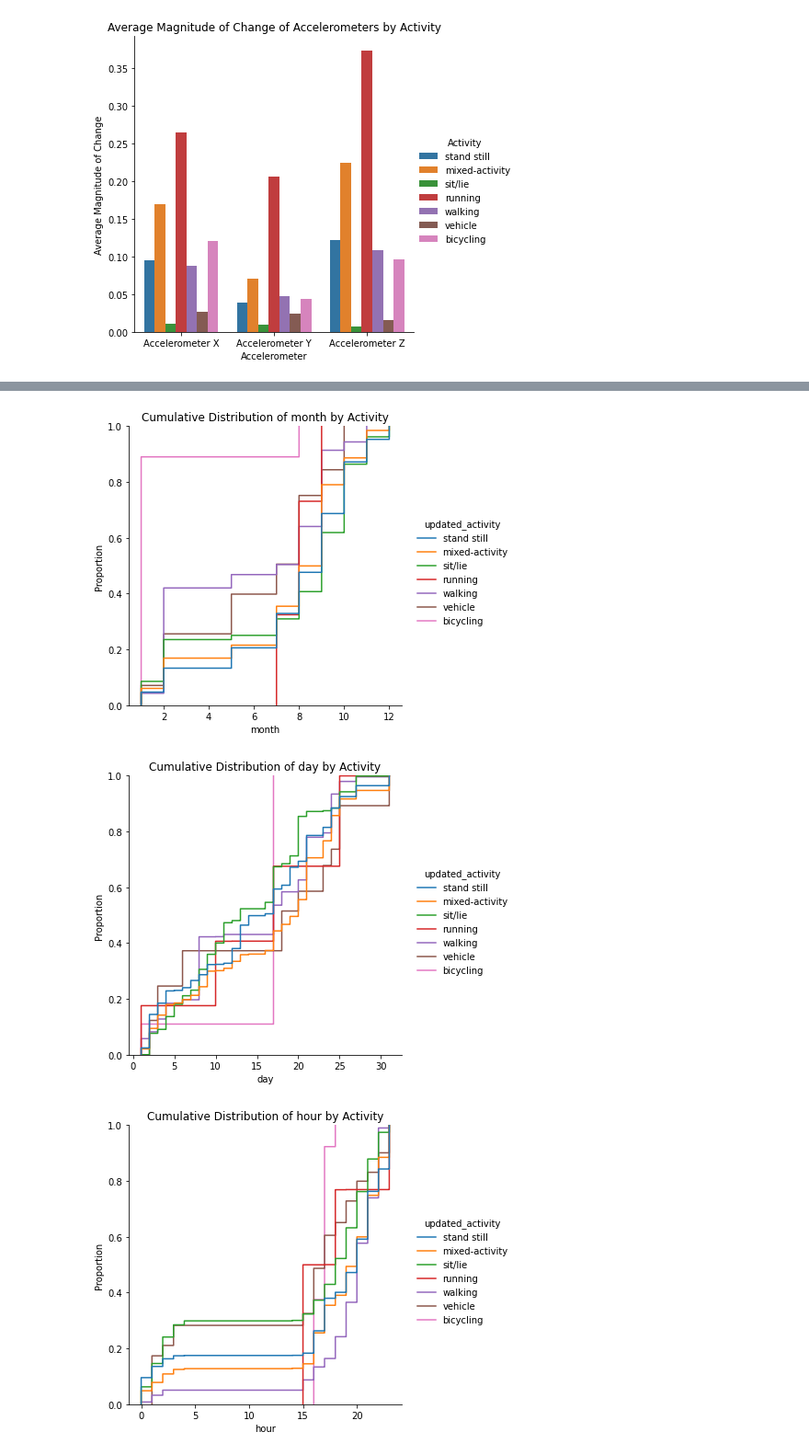
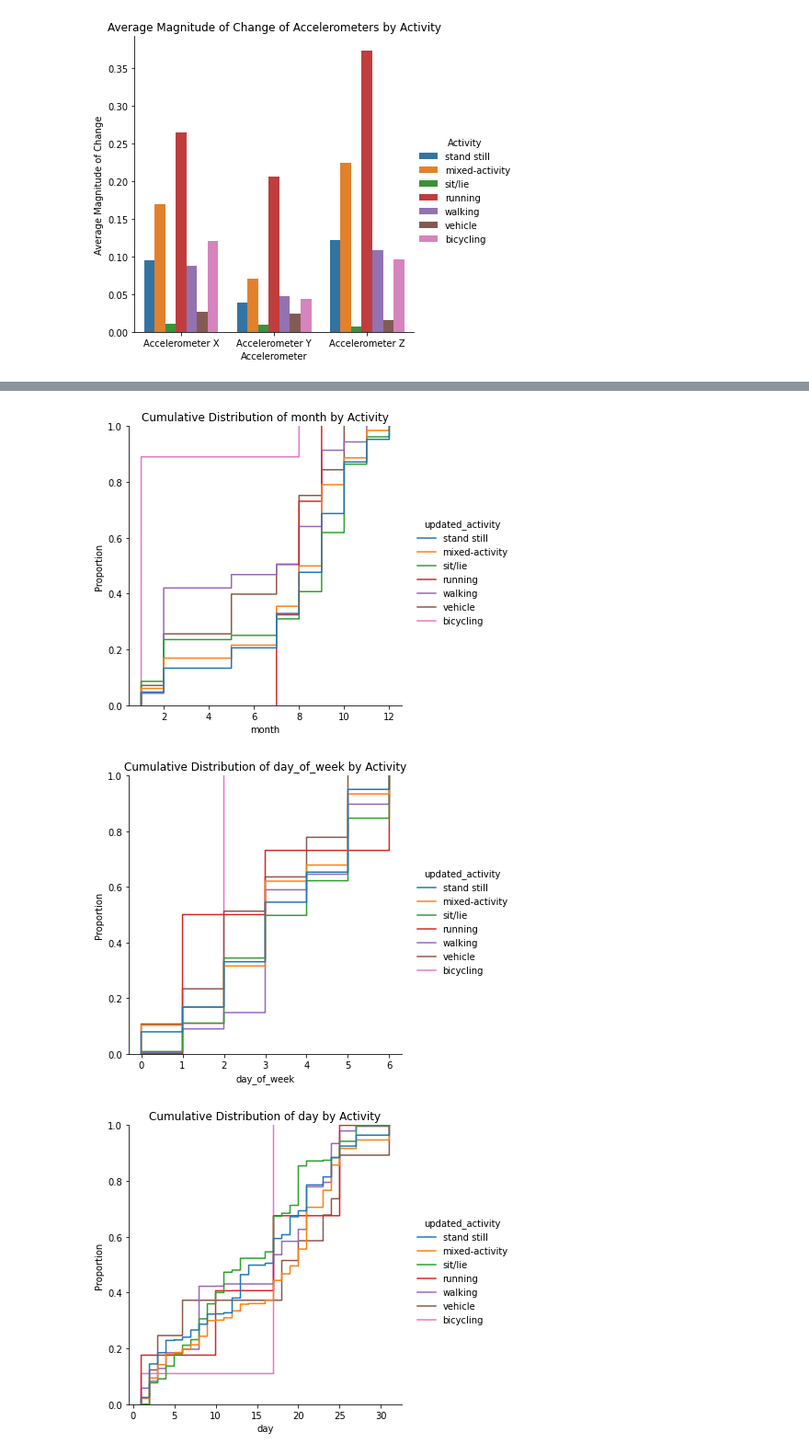
Before and after one commit to hglanz/DSFellow_KeadleMonitorStudies, a Jupyter notebook: EDA.ipynb, the cells around one changed output, grey strips where cells are left out. Shown: that part at 92% size. Drawn from its saved outputs; the diff is of its cells as text; code cells hidden in the pictures.

Commit message:
New Plots

```diff
--- a/EDA.ipynb
+++ b/EDA.ipynb
@@ -177,19 +179,19 @@ for stat in summary_stats.columns[2:]:
 # %%
 columns = ["Accelerometer X", "Accelerometer Y", "Accelerometer Z",
            "magnitude_of_change_X", "magnitude_of_change_Y", "magnitude_of_change_Z",
-           "year", "month", "day", "hour", "minute", "second"]
+           "year", "month", "day_of_week", "day", "hour", "minute", "second"]
 
 for column in columns:
     sns.displot(data = df_thigh, x=column, hue="updated_activity", kind="ecdf") #kind="kde" for density plot, "hist" for histogram
     plt.title("Cumulative Distribution of " + column + " by Activity")
 # %% [output]
 [figure]
 [figure]
 [figure]
 [figure]
 [figure]
 [figure]
 [figure]
 [figure]
-[figure, old version]
+[figure, new version]
-[figure, old version]
+[figure, new version]
```
Also changed, not shown: parts of 4 cells of this notebook.
